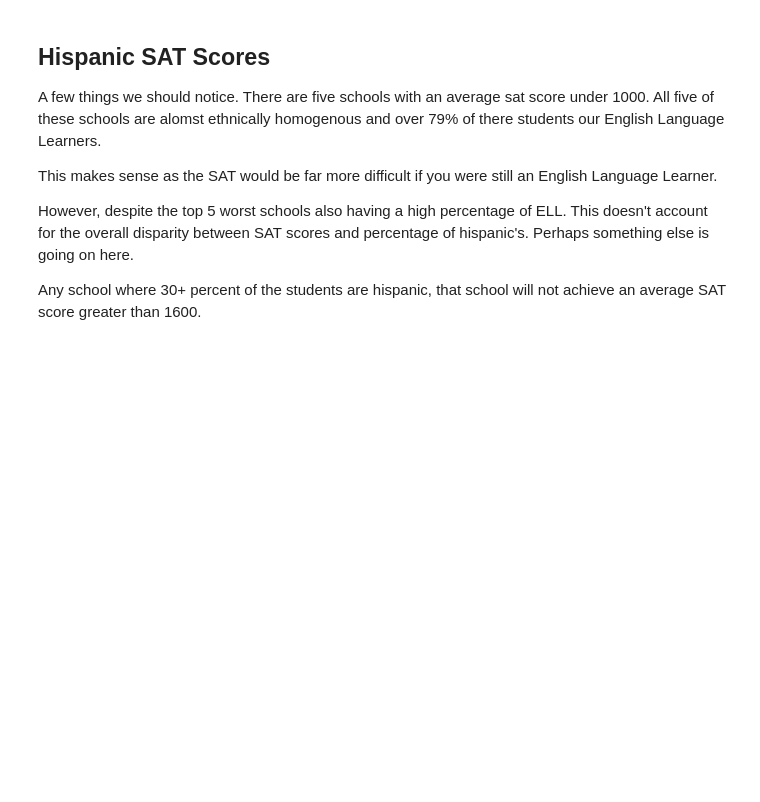
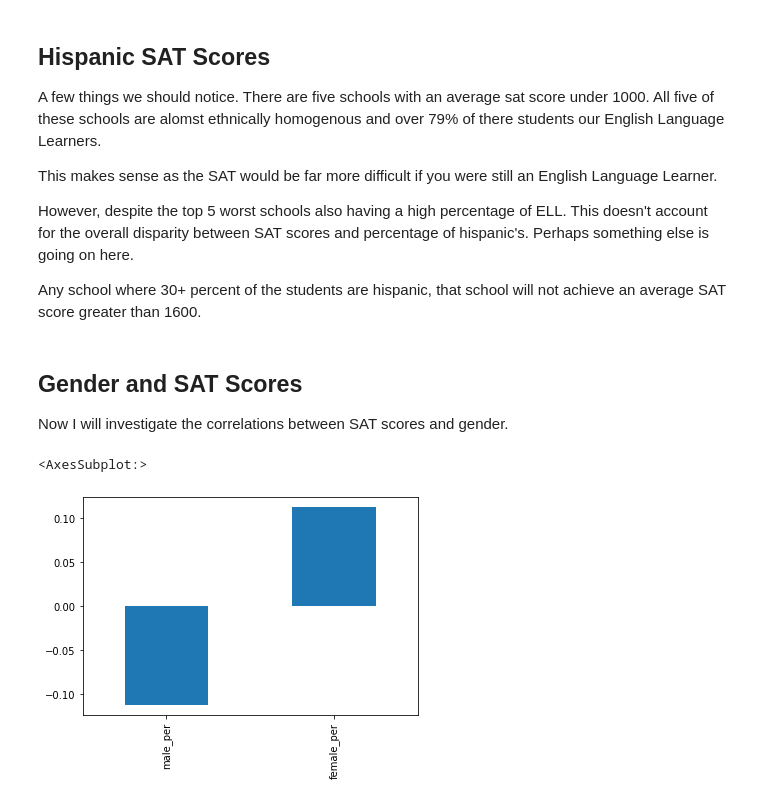
Before and after one commit to adfelt/New-York-School-Data, a Jupyter notebook: new_york_schools_data_analysis.ipynb, the cells around one changed output. Saved outputs shown, nothing was run; the diff lists cells and outputs as text; code cells hidden in the pictures; blank space fills up the shorter version.

Commit message:
Feat: Analyzed SAT Scores based on gender

```diff
--- a/new_york_schools_data_analysis.ipynb
+++ b/new_york_schools_data_analysis.ipynb
@@ -491,3 +491,14 @@ This makes sense as the SAT would be far more difficult if you were still an Eng
 However, despite the top 5 worst schools also having a high percentage of ELL. This doesn't account for the overall disparity between SAT scores and percentage of hispanic's.  Perhaps something else is going on here.
 
 Any school where 30+ percent of the students are hispanic, that school will not achieve an average SAT score greater than 1600.
+# %% [markdown]
+## Gender and SAT Scores
+
+Now I will investigate the correlations between SAT scores and gender.
+# %%
+gender = ['male_per','female_per']
+
+combined.corr()['sat_score'][gender].plot.bar()
+# %% [output]
+<AxesSubplot:>
+[figure, added]
```
Also changed, not shown: parts of 3 cells of this notebook.
